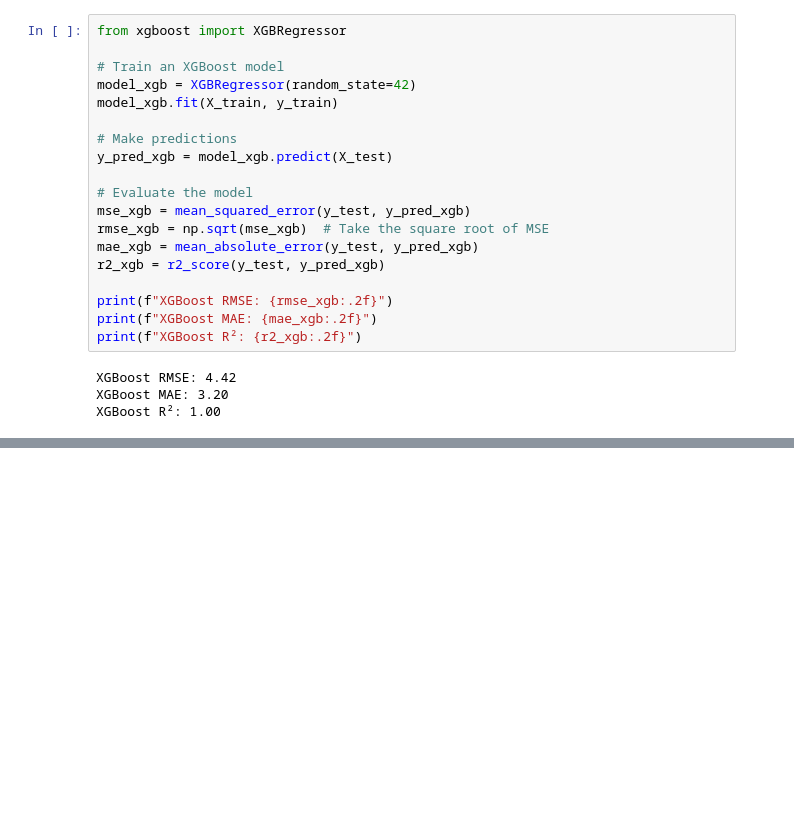
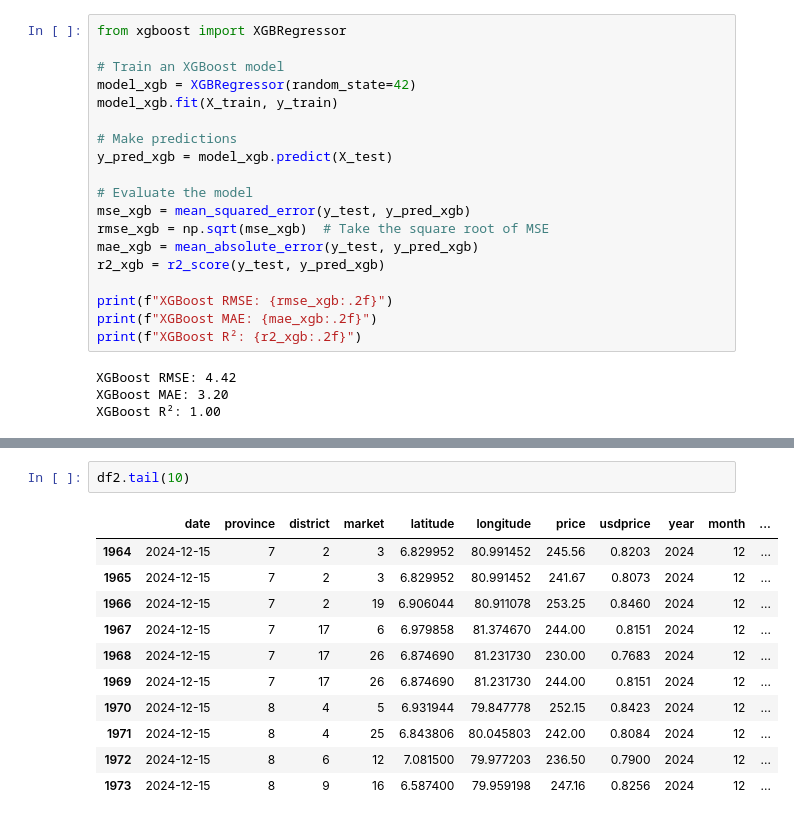
Before and after one commit to HChandeepa/Sri_Lanka_Food_Prices_Analysis, a Jupyter notebook: Sri_Lanka_Food_Prices_CW.ipynb, the cells around one changed output, grey strips where cells are left out. Cells and saved outputs as stored; diff of their text form; blank space fills up the shorter version.

```diff
--- a/Sri_Lanka_Food_Prices_CW.ipynb
+++ b/Sri_Lanka_Food_Prices_CW.ipynb
@@ -631,0 +669,14 @@ XGBoost R²: 1.00
+# %%
+df2.tail(10)
+# %% [output]
+|  | date | province | district | market | latitude | longitude | price | usdprice | year | month | ... |
+| 1964 | 2024-12-15 | 7 | 2 | 3 | 6.829952 | 80.991452 | 245.56 | 0.8203 | 2024 | 12 | ... |
+| 1965 | 2024-12-15 | 7 | 2 | 3 | 6.829952 | 80.991452 | 241.67 | 0.8073 | 2024 | 12 | ... |
+| 1966 | 2024-12-15 | 7 | 2 | 19 | 6.906044 | 80.911078 | 253.25 | 0.8460 | 2024 | 12 | ... |
+| 1967 | 2024-12-15 | 7 | 17 | 6 | 6.979858 | 81.374670 | 244.00 | 0.8151 | 2024 | 12 | ... |
+| 1968 | 2024-12-15 | 7 | 17 | 26 | 6.874690 | 81.231730 | 230.00 | 0.7683 | 2024 | 12 | ... |
+| 1969 | 2024-12-15 | 7 | 17 | 26 | 6.874690 | 81.231730 | 244.00 | 0.8151 | 2024 | 12 | ... |
+| 1970 | 2024-12-15 | 8 | 4 | 5 | 6.931944 | 79.847778 | 252.15 | 0.8423 | 2024 | 12 | ... |
+| 1971 | 2024-12-15 | 8 | 4 | 25 | 6.843806 | 80.045803 | 242.00 | 0.8084 | 2024 | 12 | ... |
+| 1972 | 2024-12-15 | 8 | 6 | 12 | 7.081500 | 79.977203 | 236.50 | 0.7900 | 2024 | 12 | ... |
+| 1973 | 2024-12-15 | 8 | 9 | 16 | 6.587400 | 79.959198 | 247.16 | 0.8256 | 2024 | 12 | ... |
```
Also changed, not shown: parts of 11 cells of this notebook.
